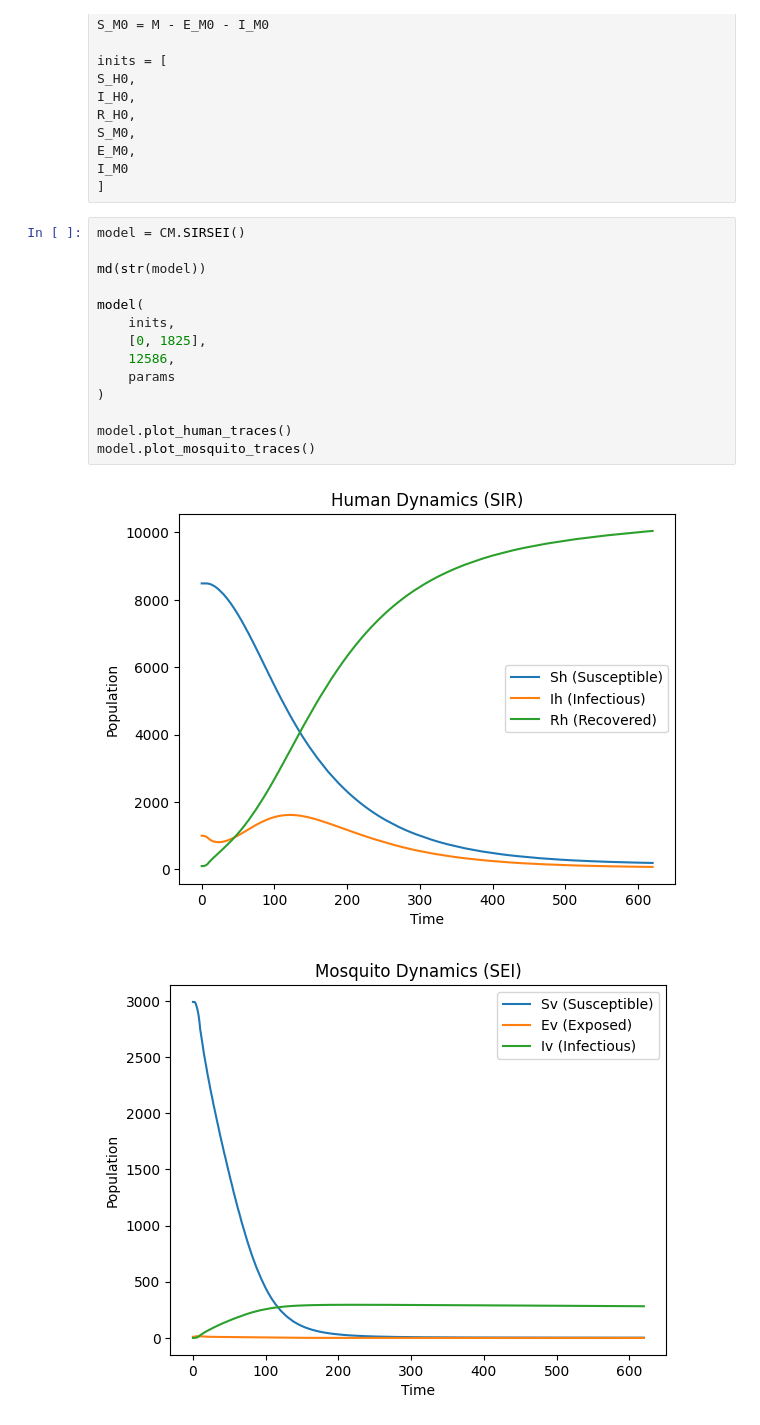
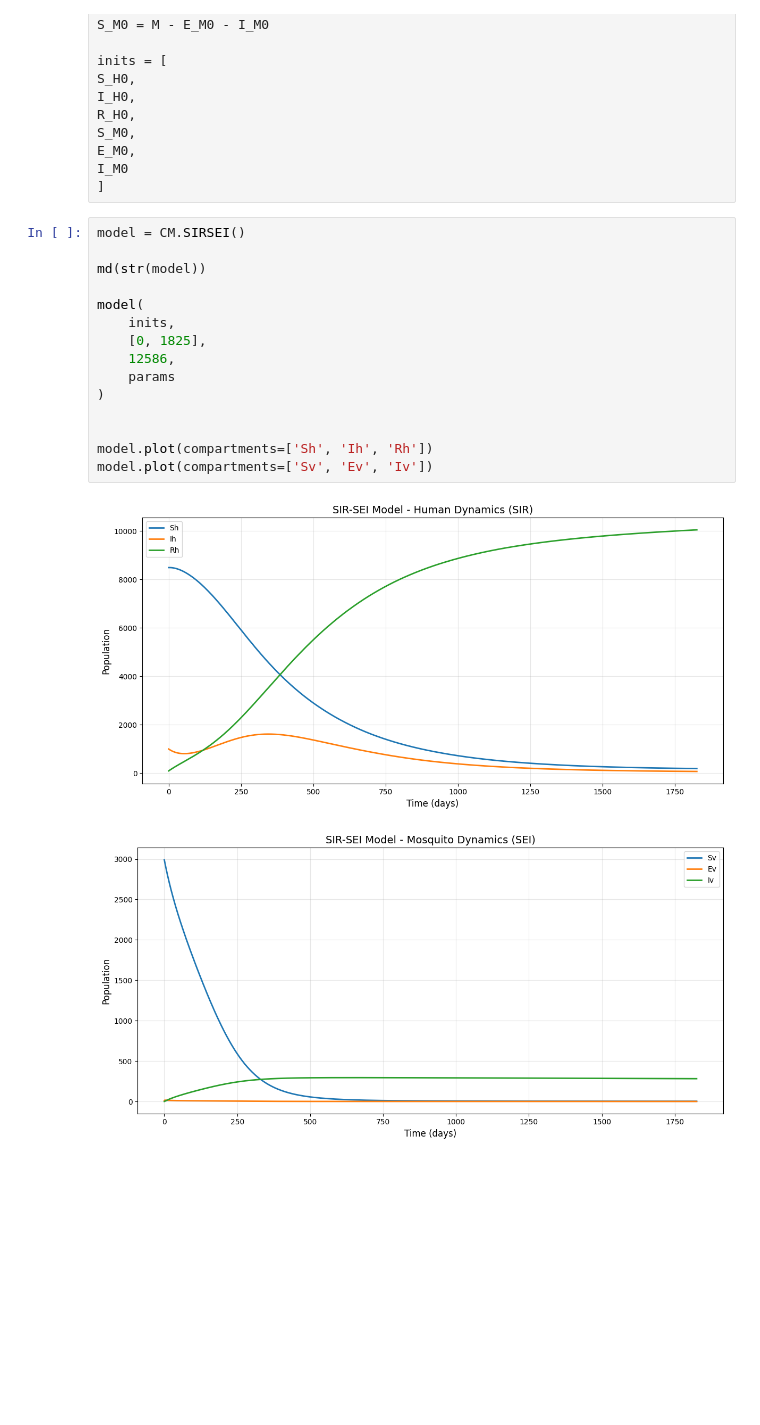
Before and after one commit to fccoelho/epimodels, a Jupyter notebook: docs/Examples/Continuous_models.ipynb, the cells around one changed output. Cells and saved outputs as stored; diff of their text form; blank space fills up the shorter version.

Commit message:
Updates Continuous Models files to include SIRSEI model for malaria transmission

```diff
--- a/docs/Examples/Continuous_models.ipynb
+++ b/docs/Examples/Continuous_models.ipynb
@@ -245,17 +245,18 @@ I_M0
 # %%
 model = CM.SIRSEI()
 
 md(str(model))
 
 model(
     inits,
     [0, 1825],
     12586,
     params
 )
 
-model.plot_human_traces()
-model.plot_mosquito_traces()
+
+model.plot(compartments=['Sh', 'Ih', 'Rh'])
+model.plot(compartments=['Sv', 'Ev', 'Iv'])
 # %% [output]
-[figure, old version]
+[figure, new version]
-[figure, old version]
+[figure, new version]
```
Also changed, not shown: 2 other files.
